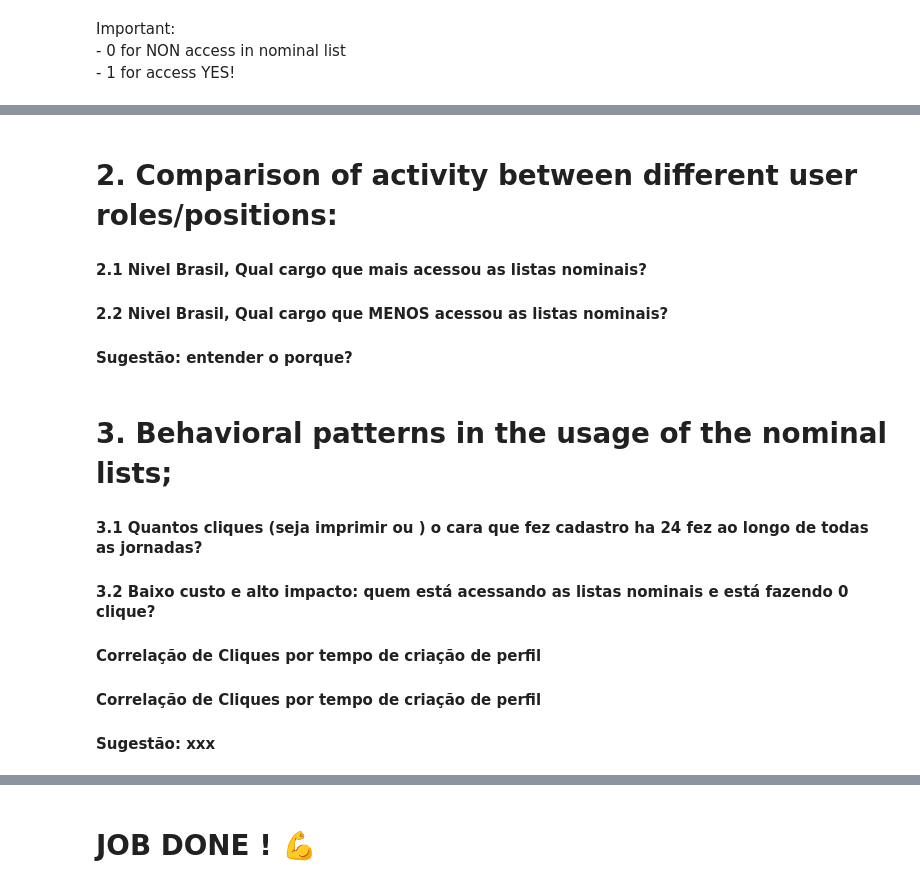
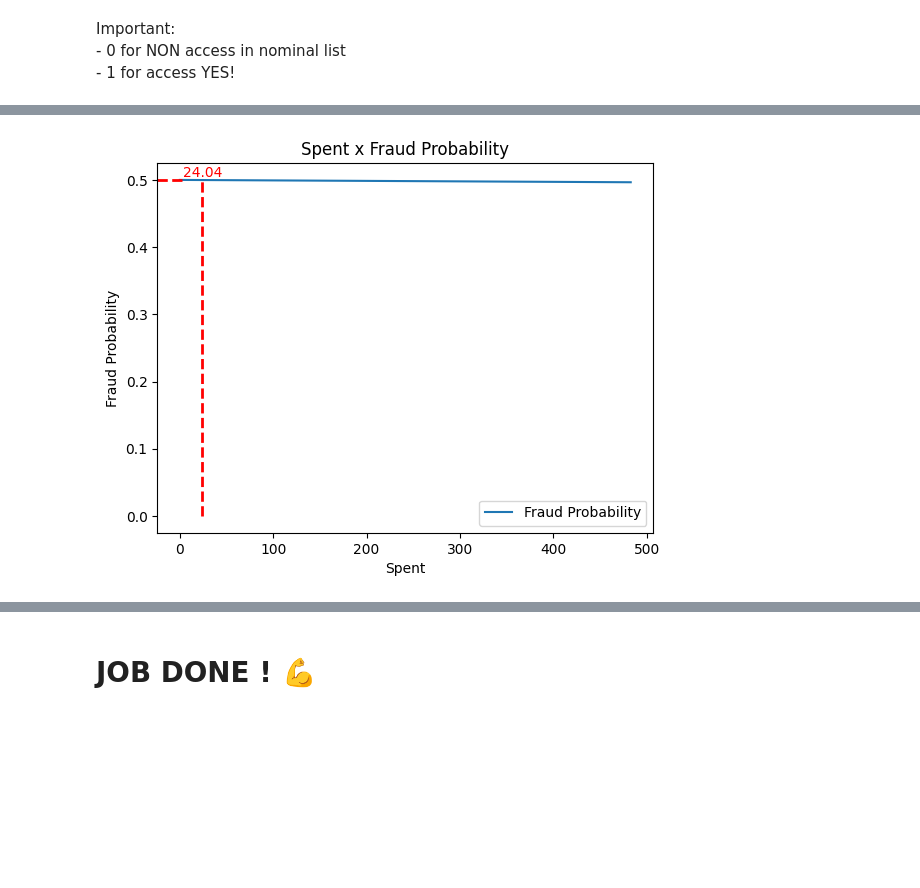
Before and after one commit to thecirocks/sus, a Jupyter notebook: sus.ipynb, the cells around one changed output, grey strips where cells are left out. Drawn from its saved outputs; the diff is of its cells as text; code cells hidden in the pictures; blank space fills up the shorter version.

```diff
--- a/sus.ipynb
+++ b/sus.ipynb
@@ -530,5 +574,6 @@ from sklearn.metrics import accuracy_score
 # %%
-X = df_first_access["delta_time"].values.reshape(-1, 1) #ajustar o shape pois DF estava em espaço >2Bi
-y = df_first_access["acessou_listas_nominais"]
+#X = df_first_access[["delta_time_scaled"]]
+X = df_first_access[["delta_time"]]
+y = df_first_access["access_boolean"]
 
-X_train, X_test, y_train, y_test = train_test_split(X, y, test_size=0.2, random_state=42)
+X_train, X_test, y_train, y_test = train_test_split(X, y, test_size=0.3, random_state=42)
@@ -635,13 +663,16 @@ plt.show()
-# %% [markdown]
-# 2. Comparison of activity between different user roles/positions:
-#### 2.1 Nivel Brasil, Qual cargo que mais acessou as listas nominais?
-#### 2.2 Nivel Brasil, Qual cargo que MENOS acessou as listas nominais?
-#### Sugestão: entender o porque?
-# %% [markdown]
-# 3. Behavioral patterns in the usage of the nominal lists;
-#### 3.1 Quantos cliques (seja imprimir ou ) o cara que fez cadastro ha 24 fez ao longo de todas as jornadas?
-#### 3.2 Baixo custo e alto impacto: quem está acessando as listas nominais e está fazendo 0 clique?
-####  Correlação de Cliques por tempo de criação de perfil
-
-#### Correlação de Cliques por tempo de criação de perfil
-#### Sugestão: xxx
+# %%
+values = np.linspace(X_test.min(), X_test.max(), 10).reshape(-1, 1)
+probabilities = model.predict_proba(values)[:, 1]
+# %%
+plt.plot(values, probabilities, label="Fraud Probability")
+plt.plot([limit_50, limit_50], [0, 0.5], color='red', linestyle='dashed', linewidth=2)
+plt.axhline(y=0.5, xmax=limit_50 / values.max(), color='red', linestyle='dashed', linewidth=2)
+plt.text(limit_50, 0.5, f'{limit_50:.2f}', color='red', fontsize=10, ha='center', va='bottom')
+
+plt.xlabel("Spent")
+plt.ylabel("Fraud Probability")
+plt.title("Spent x Fraud Probability")
+plt.legend()
+plt.show()
+# %% [output]
+[figure, added]
```
Also changed, not shown: parts of 135 cells of this notebook.
